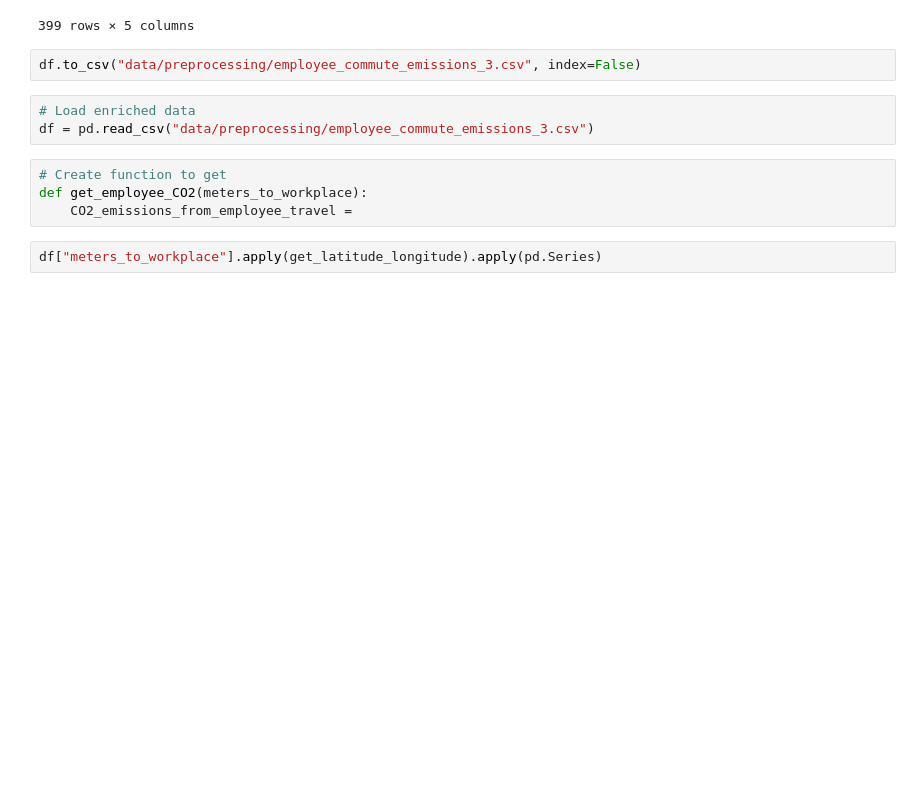
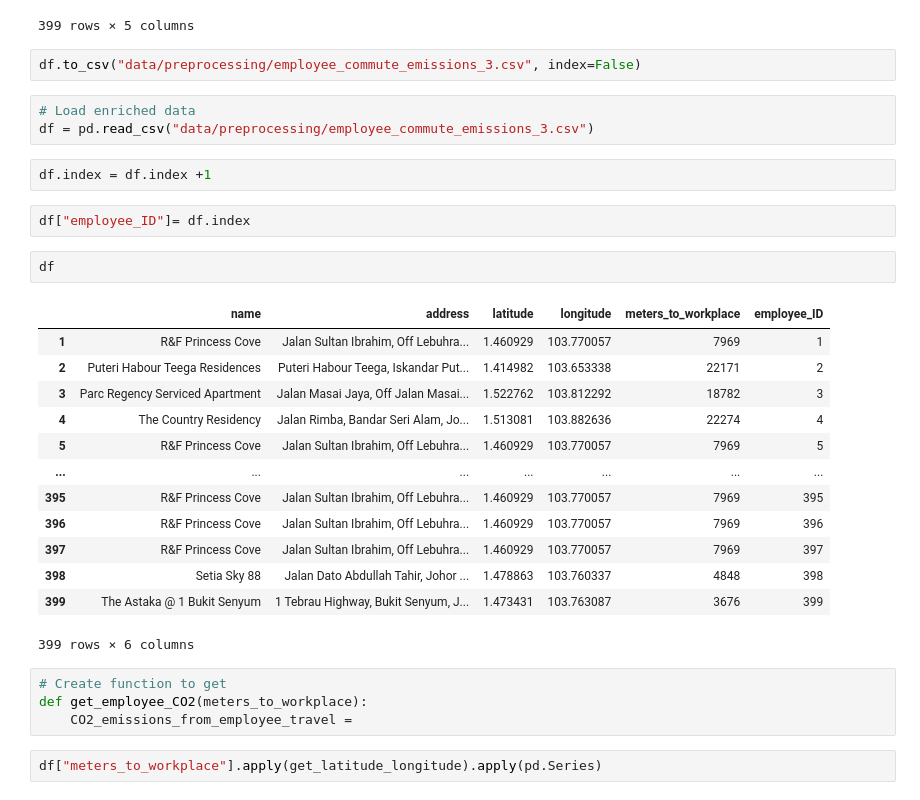
Before and after one commit to SieYung-Law/Scope3_co2_emission_employee_commuting, a Jupyter notebook: employee_commuting.ipynb, the cells around one changed output. Saved outputs shown, nothing was run; the diff lists cells and outputs as text; blank space fills up the shorter version.

```diff
--- a/employee_commuting.ipynb
+++ b/employee_commuting.ipynb
@@ -289,6 +289,26 @@ df.to_csv("data/preprocessing/employee_commute_emissions_3.csv", index=False)
 # %%
 # Load enriched data
 df = pd.read_csv("data/preprocessing/employee_commute_emissions_3.csv")
+# %%
+df.index = df.index +1
+# %%
+df["employee_ID"]= df.index
+# %%
+df
+# %% [output]
+|  | name | address | latitude | longitude | meters_to_workplace | employee_ID |
+| 1 | R&F Princess Cove | Jalan Sultan Ibrahim, Off Lebuhra... | 1.460929 | 103.770057 | 7969 | 1 |
+| 2 | Puteri Habour Teega Residences | Puteri Habour Teega, Iskandar Put... | 1.414982 | 103.653338 | 22171 | 2 |
+| 3 | Parc Regency Serviced Apartment | Jalan Masai Jaya, Off Jalan Masai... | 1.522762 | 103.812292 | 18782 | 3 |
+| 4 | The Country Residency | Jalan Rimba, Bandar Seri Alam, Jo... | 1.513081 | 103.882636 | 22274 | 4 |
+| 5 | R&F Princess Cove | Jalan Sultan Ibrahim, Off Lebuhra... | 1.460929 | 103.770057 | 7969 | 5 |
+| ... | ... | ... | ... | ... | ... | ... |
+| 395 | R&F Princess Cove | Jalan Sultan Ibrahim, Off Lebuhra... | 1.460929 | 103.770057 | 7969 | 395 |
+| 396 | R&F Princess Cove | Jalan Sultan Ibrahim, Off Lebuhra... | 1.460929 | 103.770057 | 7969 | 396 |
+| 397 | R&F Princess Cove | Jalan Sultan Ibrahim, Off Lebuhra... | 1.460929 | 103.770057 | 7969 | 397 |
+| 398 | Setia Sky 88 | Jalan Dato Abdullah Tahir, Johor ... | 1.478863 | 103.760337 | 4848 | 398 |
+| 399 | The Astaka @ 1 Bukit Senyum | 1 Tebrau Highway, Bukit Senyum, J... | 1.473431 | 103.763087 | 3676 | 399 |
+399 rows × 6 columns
 # %%
 # Create function to get
 def get_employee_CO2(meters_to_workplace):
```
Also changed, not shown: parts of 6 cells of this notebook.
